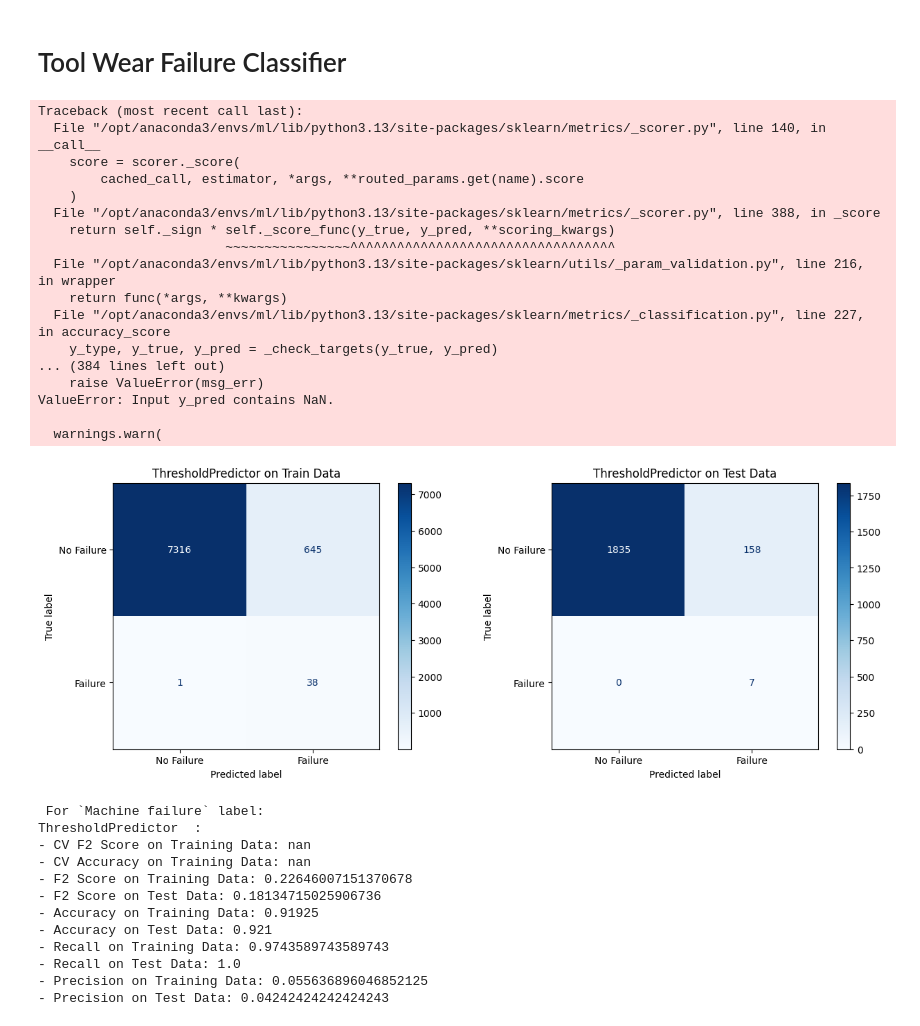
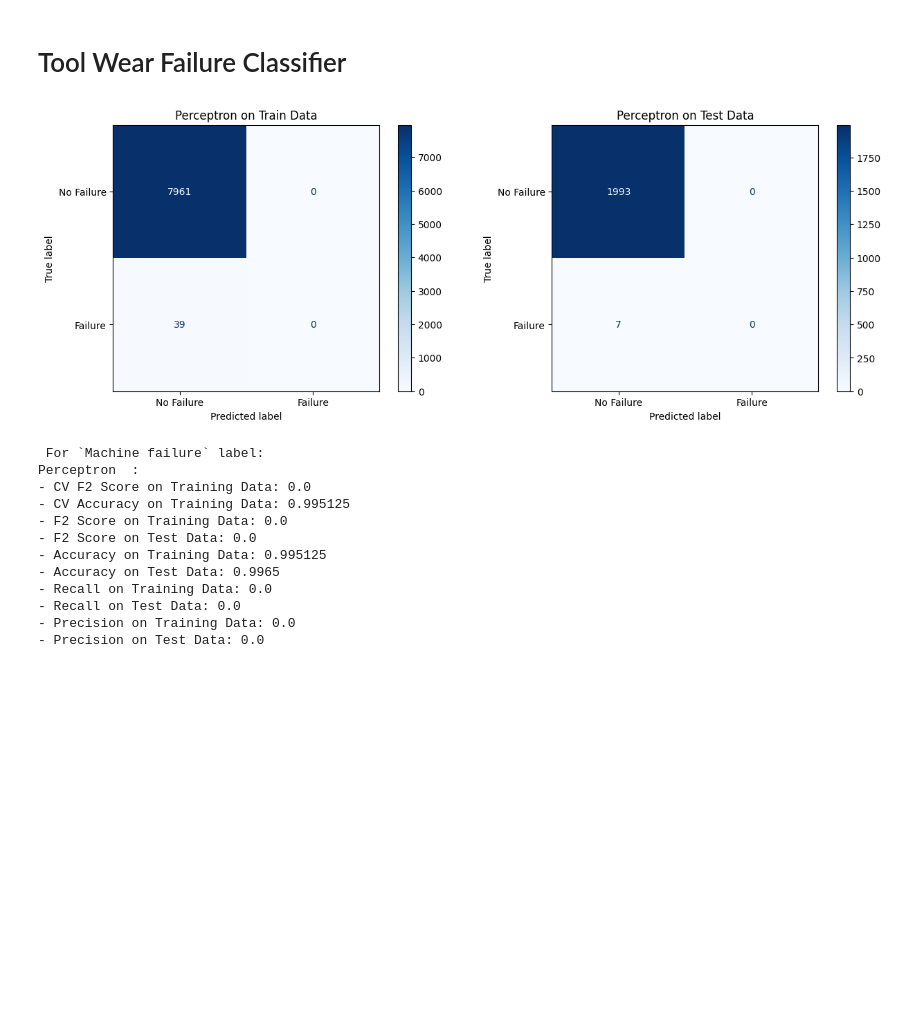
Before and after one commit to raymondsamalo/ITI113-Machine-Learning-Operations-Project, a Jupyter notebook: AI4I-2020/1.6_ML_DecisionEnsemble.ipynb, the cells around one changed output. Saved outputs shown, nothing was run; the diff lists cells and outputs as text; code cells hidden in the pictures; blank space fills up the shorter version.

```diff
--- a/AI4I-2020/1.6_ML_DecisionEnsemble.ipynb
+++ b/AI4I-2020/1.6_ML_DecisionEnsemble.ipynb
@@ -77,8 +77,8 @@ def analyze_model_performance(clf, X_train=X_train, y_train=y_train, X_test=X_te
     cv_accuracy_mean = cv_accuracy.mean()
     cv_f2_mean = cv_f2.mean()
     clf.fit(X_train, y_train_omf)
-    y_train_pred_omf = clf.predict(X_train)[target]
-    y_test_pred_omf = clf.predict(X_test)[target]
+    y_train_pred_omf = clf.predict(X_train)
+    y_test_pred_omf = clf.predict(X_test)
     f2_train=fbeta_score(y_train_omf, y_train_pred_omf, beta=2)
     f2_test=fbeta_score(y_test_omf, y_test_pred_omf, beta=2)
     train_recall=recall_score(y_train_omf, y_train_pred_omf)
@@ -165,39 +119,21 @@ threshold_predictor = ThresholdPredictor()
 # %% [markdown]
 # Tool Wear Failure Classifier
 # %%
-from sklearn.tree import DecisionTreeClassifier
-from sklearn.linear_model import LogisticRegression
-twf_dt = DecisionTreeClassifier(random_state=42, max_depth=1)
-twf_dt = ThresholdPredictor()
-analyze_model_performance(twf_dt, X_train=X_train, y_train=y_train, X_test=X_test, y_test=y_test, target="TWF")
+from sklearn.linear_model import Perceptron
+
+model = Perceptron()
+analyze_model_performance(model, X_train=X_train[["Tool wear (min)"]], y_train=y_train, X_test=X_test[["Tool wear (min)"]], y_test=y_test, target="TWF")
 # %% [output]
+[figure, new version]
-Traceback (most recent call last):
-  File "/opt/anaconda3/envs/ml/lib/python3.13/site-packages/sklearn/metrics/_scorer.py", line 140, in __call__
-    score = scorer._score(
-        cached_call, estimator, *args, **routed_params.get(name).score
-    )
-  File "/opt/anaconda3/envs/ml/lib/python3.13/site-packages/sklearn/metrics/_scorer.py", line 388, in _score
-    return self._sign * self._score_func(y_true, y_pred, **scoring_kwargs)
-                        ~~~~~~~~~~~~~~~~^^^^^^^^^^^^^^^^^^^^^^^^^^^^^^^^^^
-  File "/opt/anaconda3/envs/ml/lib/python3.13/site-packages/sklearn/utils/_param_validation.py", line 216, in wrapper
-    return func(*args, **kwargs)
-  File "/opt/anaconda3/envs/ml/lib/python3.13/site-packages/sklearn/metrics/_classification.py", line 227, in accuracy_score
-    y_type, y_true, y_pred = _check_targets(y_true, y_pred)
-... (384 lines left out)
-    raise ValueError(msg_err)
-ValueError: Input y_pred contains NaN.
-
-  warnings.warn(
+ For `Machine failure` label:
+Perceptron  :
+- CV F2 Score on Training Data: 0.0
+- CV Accuracy on Training Data: 0.995125
+- F2 Score on Training Data: 0.0
+- F2 Score on Test Data: 0.0
+- Accuracy on Training Data: 0.995125
+- Accuracy on Test Data: 0.9965
+- Recall on Training Data: 0.0
+- Recall on Test Data: 0.0
+- Precision on Training Data: 0.0
+- Precision on Test Data: 0.0
-[figure, old version]
- For `Machine failure` label:
-ThresholdPredictor  :
-- CV F2 Score on Training Data: nan
-- CV Accuracy on Training Data: nan
-- F2 Score on Training Data: 0.22646007151370678
-- F2 Score on Test Data: 0.18134715025906736
-- Accuracy on Training Data: 0.91925
-- Accuracy on Test Data: 0.921
-- Recall on Training Data: 0.9743589743589743
-- Recall on Test Data: 1.0
-- Precision on Training Data: 0.055636896046852125
-- Precision on Test Data: 0.04242424242424243
```
Also changed, not shown: parts of 1 cell of this notebook, 4 other files.
